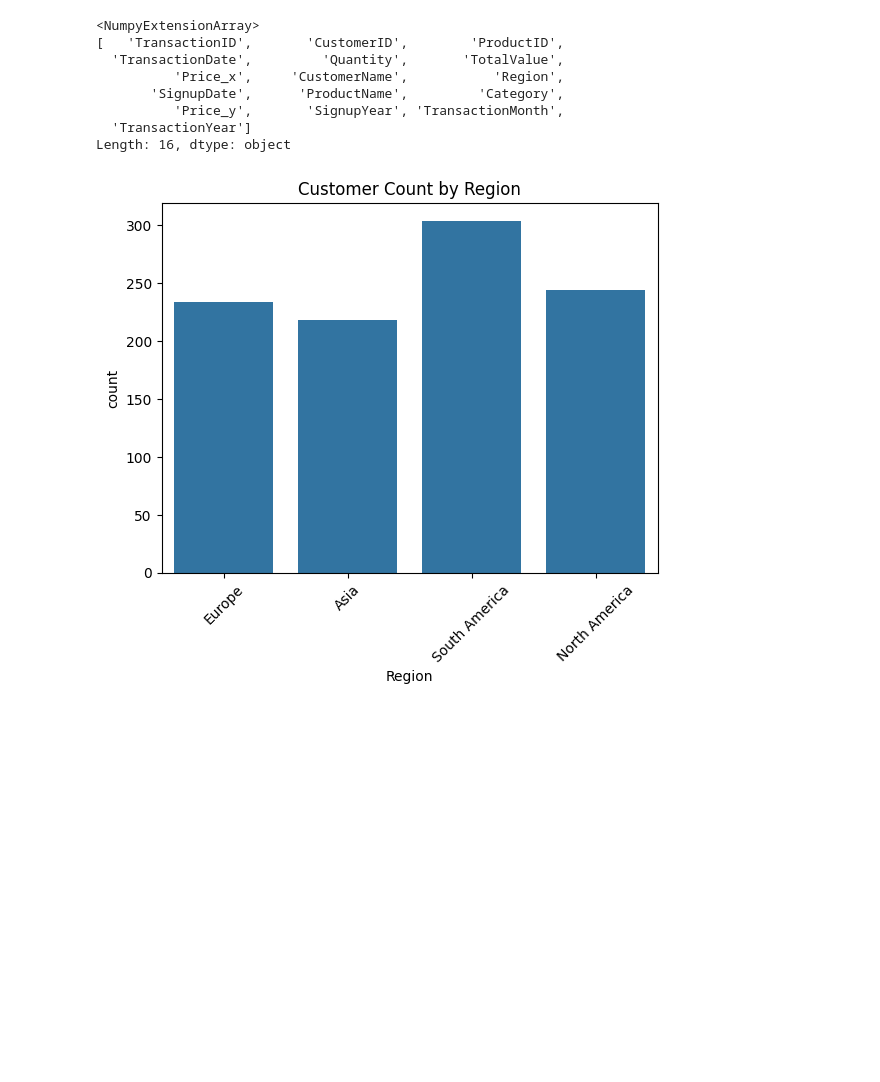
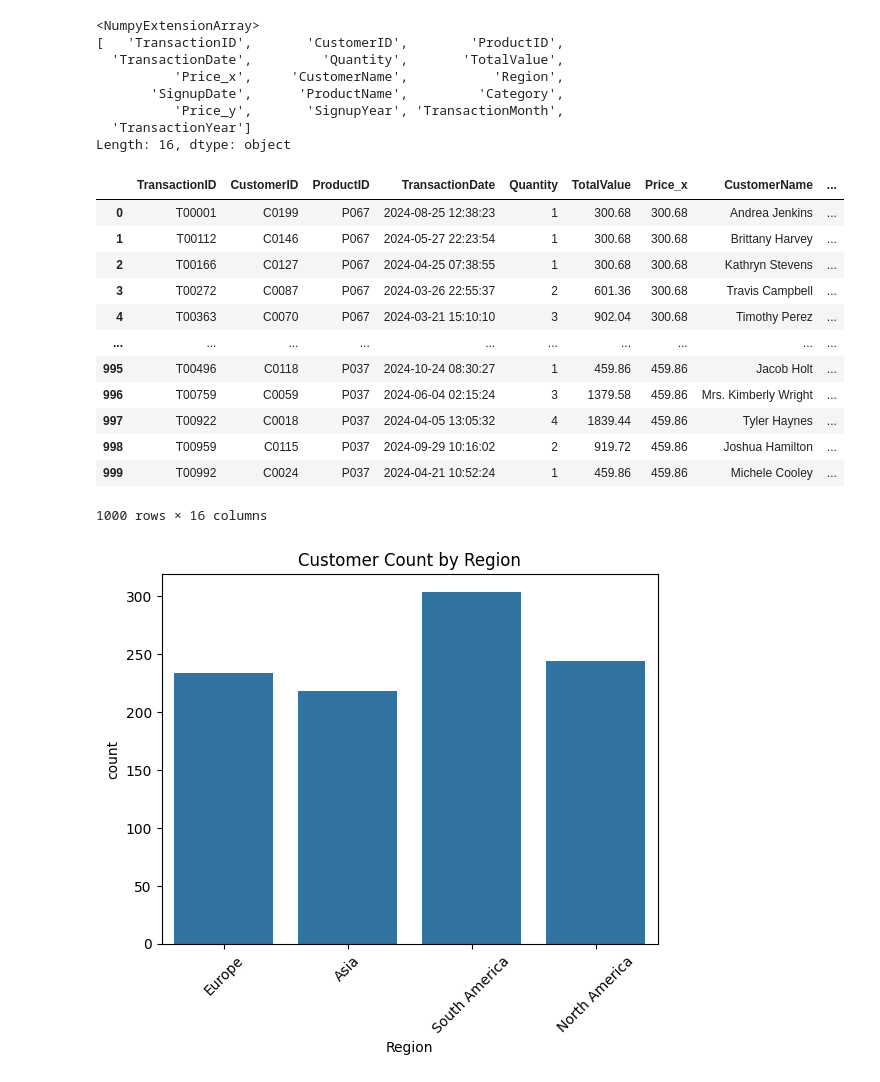
Before and after one commit to p-dot-max/Zeotap_Assignment, a Jupyter notebook: Atulya_narayan_eda.ipynb, the cells around one changed output. Drawn from its saved outputs; the diff is of its cells as text; code cells hidden in the pictures; blank space fills up the shorter version.

```diff
--- a/Atulya_narayan_eda.ipynb
+++ b/Atulya_narayan_eda.ipynb
@@ -61,6 +60,23 @@ final_dataset.columns.array
           'Price_y',       'SignupYear', 'TransactionMonth',
   'TransactionYear']
 Length: 16, dtype: object
+# %%
+# Drop duplicate rows
+final_dataset.drop_duplicates()
+# %% [output]
+|  | TransactionID | CustomerID | ProductID | TransactionDate | Quantity | TotalValue | Price_x | CustomerName | ... |
+| 0 | T00001 | C0199 | P067 | 2024-08-25 12:38:23 | 1 | 300.68 | 300.68 | Andrea Jenkins | ... |
+| 1 | T00112 | C0146 | P067 | 2024-05-27 22:23:54 | 1 | 300.68 | 300.68 | Brittany Harvey | ... |
+| 2 | T00166 | C0127 | P067 | 2024-04-25 07:38:55 | 1 | 300.68 | 300.68 | Kathryn Stevens | ... |
+| 3 | T00272 | C0087 | P067 | 2024-03-26 22:55:37 | 2 | 601.36 | 300.68 | Travis Campbell | ... |
+| 4 | T00363 | C0070 | P067 | 2024-03-21 15:10:10 | 3 | 902.04 | 300.68 | Timothy Perez | ... |
+| ... | ... | ... | ... | ... | ... | ... | ... | ... | ... |
+| 995 | T00496 | C0118 | P037 | 2024-10-24 08:30:27 | 1 | 459.86 | 459.86 | Jacob Holt | ... |
+| 996 | T00759 | C0059 | P037 | 2024-06-04 02:15:24 | 3 | 1379.58 | 459.86 | Mrs. Kimberly Wright | ... |
+| 997 | T00922 | C0018 | P037 | 2024-04-05 13:05:32 | 4 | 1839.44 | 459.86 | Tyler Haynes | ... |
+| 998 | T00959 | C0115 | P037 | 2024-09-29 10:16:02 | 2 | 919.72 | 459.86 | Joshua Hamilton | ... |
+| 999 | T00992 | C0024 | P037 | 2024-04-21 10:52:24 | 1 | 459.86 | 459.86 | Michele Cooley | ... |
+1000 rows × 16 columns
 # %%
 # Plot distribution of Regions
 sns.countplot(data=final_dataset, x="Region")
```
Also changed, not shown: parts of 1 cell of this notebook, 2 other files.
